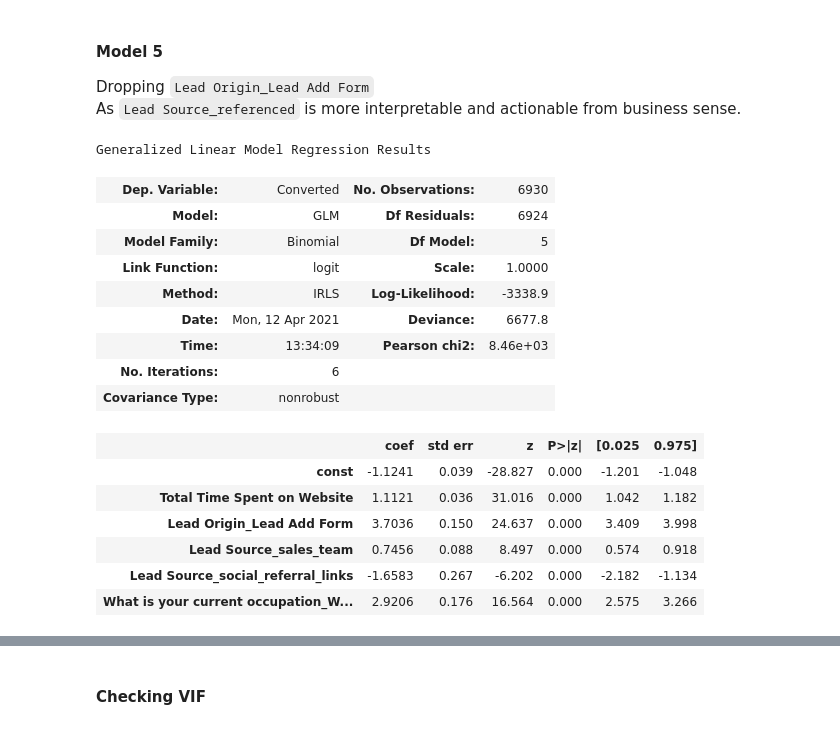
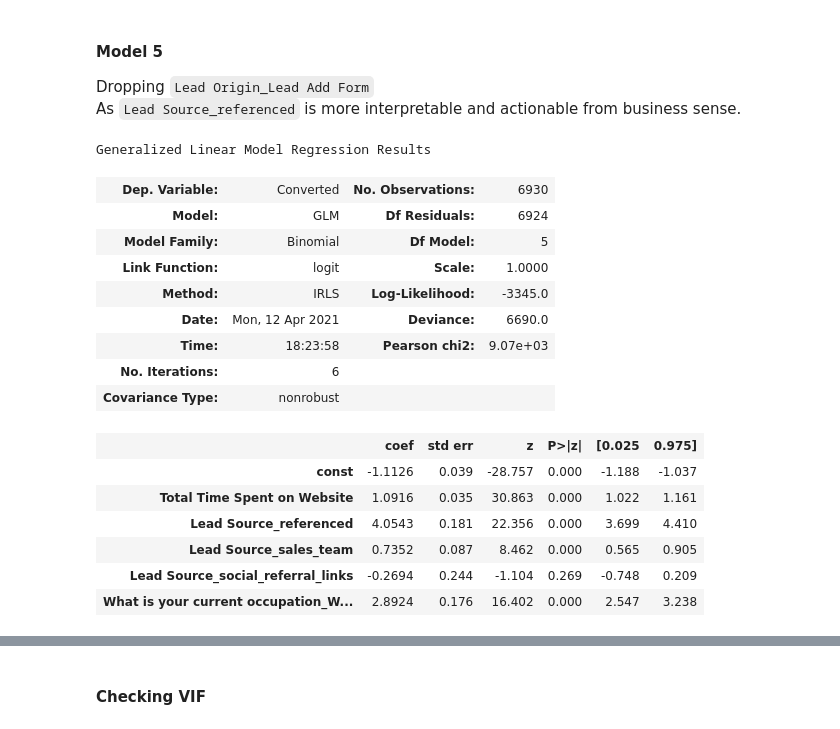
Before and after one commit to prabhanshu11/Clustering-Case-Study, a Jupyter notebook: main.ipynb, the cells around one changed output, grey strips where cells are left out. Drawn from its saved outputs; the diff is of its cells as text; code cells hidden in the pictures.

```diff
--- a/main.ipynb
+++ b/main.ipynb
@@ -616,29 +618,29 @@ from statsmodels.stats.outliers_influence import variance_inflation_factor as VI
 Dropping `Lead Origin_Lead Add Form`
 As `Lead Source_referenced` is more interpretable and actionable from business sense.
 # %%
-cols = cols.drop('Lead Source_referenced')
+cols = cols.drop('Lead Origin_Lead Add Form')
 X_train_C = sm.add_constant(X_train[cols])
 log_model5 = sm.GLM(y_train, X_train_C, sm.families.Binomial())
 res5 = log_model5.fit()
 res5.summary()
 # %% [output]
 Generalized Linear Model Regression Results
 | Dep. Variable: | Converted | No. Observations: | 6930 |
 | Model: | GLM | Df Residuals: | 6924 |
 | Model Family: | Binomial | Df Model: | 5 |
 | Link Function: | logit | Scale: | 1.0000 |
-| Method: | IRLS | Log-Likelihood: | -3338.9 |
-| Date: | Mon, 12 Apr 2021 | Deviance: | 6677.8 |
-| Time: | 13:34:09 | Pearson chi2: | 8.46e+03 |
+| Method: | IRLS | Log-Likelihood: | -3345.0 |
+| Date: | Mon, 12 Apr 2021 | Deviance: | 6690.0 |
+| Time: | 18:23:58 | Pearson chi2: | 9.07e+03 |
 | No. Iterations: | 6 |  |  |
 | Covariance Type: | nonrobust |  |  |
 |  | coef | std err | z | P>|z| | [0.025 | 0.975] |
-| const | -1.1241 | 0.039 | -28.827 | 0.000 | -1.201 | -1.048 |
-| Total Time Spent on Website | 1.1121 | 0.036 | 31.016 | 0.000 | 1.042 | 1.182 |
-| Lead Origin_Lead Add Form | 3.7036 | 0.150 | 24.637 | 0.000 | 3.409 | 3.998 |
-| Lead Source_sales_team | 0.7456 | 0.088 | 8.497 | 0.000 | 0.574 | 0.918 |
-| Lead Source_social_referral_links | -1.6583 | 0.267 | -6.202 | 0.000 | -2.182 | -1.134 |
-| What is your current occupation_W... | 2.9206 | 0.176 | 16.564 | 0.000 | 2.575 | 3.266 |
+| const | -1.1126 | 0.039 | -28.757 | 0.000 | -1.188 | -1.037 |
+| Total Time Spent on Website | 1.0916 | 0.035 | 30.863 | 0.000 | 1.022 | 1.161 |
+| Lead Source_referenced | 4.0543 | 0.181 | 22.356 | 0.000 | 3.699 | 4.410 |
+| Lead Source_sales_team | 0.7352 | 0.087 | 8.462 | 0.000 | 0.565 | 0.905 |
+| Lead Source_social_referral_links | -0.2694 | 0.244 | -1.104 | 0.269 | -0.748 | 0.209 |
+| What is your current occupation_W... | 2.8924 | 0.176 | 16.402 | 0.000 | 2.547 | 3.238 |
 # %%
 train_pred = make_train_pred(res5, X_train_C, y_train)
 metrics.accuracy_score(train_pred.y_actual, train_pred.y_pred)
```
Also changed, not shown: parts of 28 cells of this notebook.
